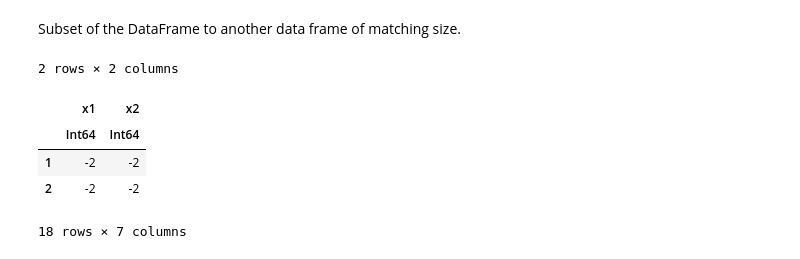
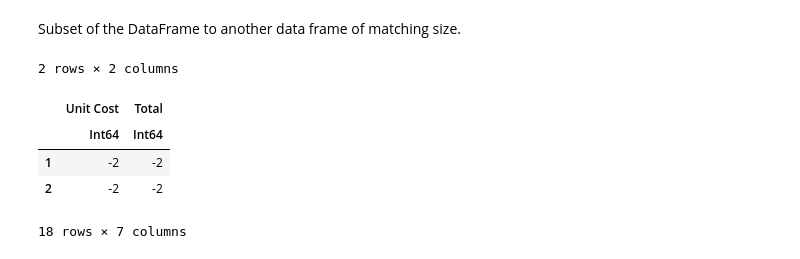
Before and after one commit to jump-dev/JuMPTutorials.jl, a Jupyter notebook: notebook/using_JuMP/working_with_data_files.ipynb, the cells around one changed output. Drawn from its saved outputs; the diff is of its cells as text; code cells hidden in the pictures.

Commit message:
fix versions for data dependencies

```diff
--- a/notebook/using_JuMP/working_with_data_files.ipynb
+++ b/notebook/using_JuMP/working_with_data_files.ipynb
@@ -60,5 +55,7 @@ using XLSX
 # %%
-excel_df = DataFrame(XLSX.readtable("data/SalesData.xlsx", "SalesOrders")...)
+current_dir = @__DIR__
+data_dir = joinpath(@__DIR__, "data")
+excel_df = DataFrame(XLSX.readtable(joinpath(data_dir, "SalesData.xlsx"), "SalesOrders")...)
 # %% [output]
 18 rows × 7 columns
 |  | OrderDate | Region | Rep | Item | Units | Unit Cost | Total |
@@ -370,5 +372,5 @@ We can change the values just as we normally assign values.
 # %% [markdown]
 Assign a range to scalar.
 # %%
-excel_df[1:3, 5] = 1
+excel_df[1:3, 5] .= 1
 # %% [output]
@@ -385,10 +390,10 @@ excel_df[4:6, 5] = [4, 5, 6]
 # %% [markdown]
 Subset of the DataFrame to another data frame of matching size.
 # %%
-excel_df[1:2, 6:7] = DataFrame([-2 -2; -2 -2])
+excel_df[1:2, 6:7] =  DataFrame([-2 -2; -2 -2], [Symbol("Unit Cost"), :Total])
 # %% [output]
 2 rows × 2 columns
-|  | x1 | x2 |
+|  | Unit Cost | Total |
 |  | Int64 | Int64 |
 | 1 | -2 | -2 |
 | 2 | -2 | -2 |
```
Also changed, not shown: parts of 15 cells of this notebook, 4 other files.
